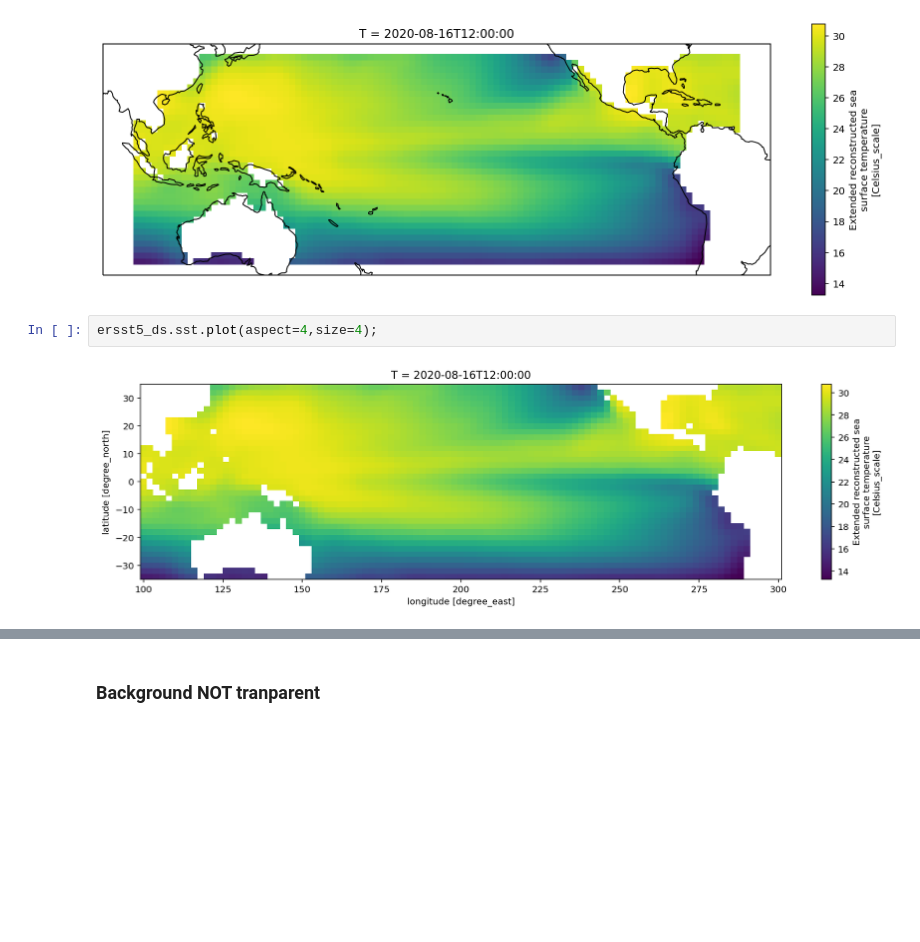
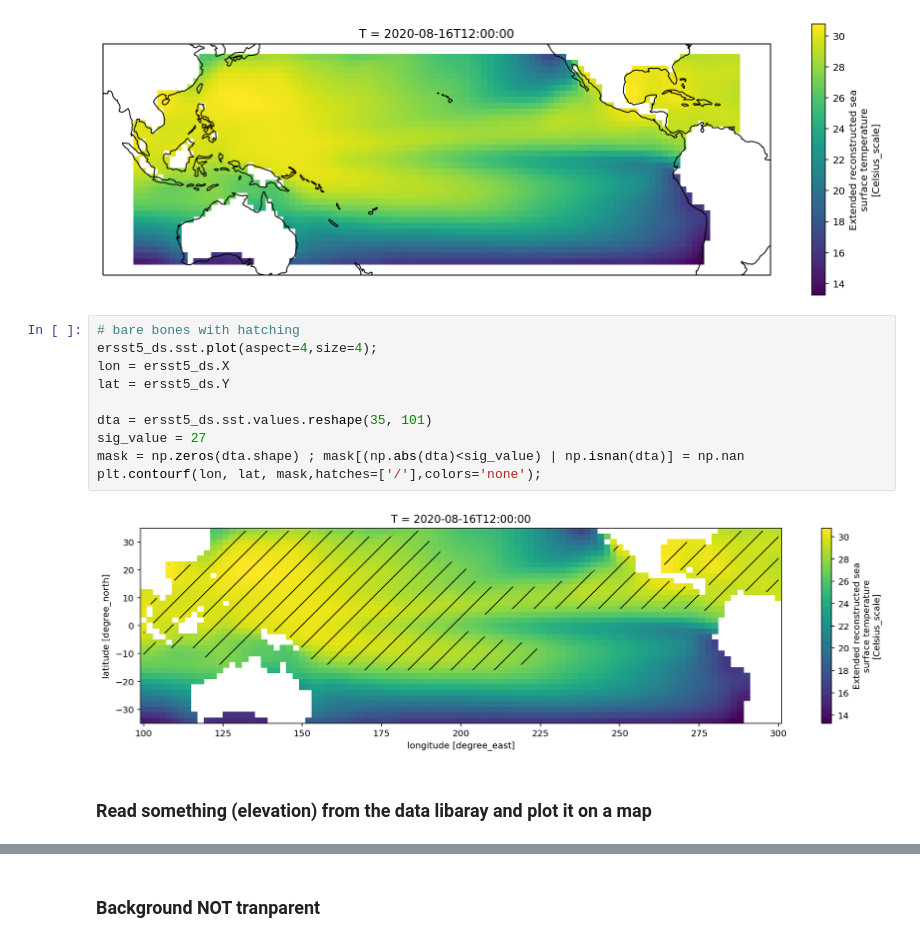
Before and after one commit to mktippett/python-tips-and-tricks, a Jupyter notebook: HOWTOs.ipynb, the cells around one changed output, grey strips where cells are left out. Drawn from its saved outputs; the diff is of its cells as text; blank space fills up the shorter version.

```diff
--- a/HOWTOs.ipynb
+++ b/HOWTOs.ipynb
@@ -111,7 +105,17 @@ ersst5_ds.sst.plot(ax=ax, transform=proj_dta)
 ax.coastlines();
 # %% [output]
 [figure]
-# %%
-ersst5_ds.sst.plot(aspect=4,size=4);
-# %% [output]
-[figure, removed]
+# %%
+# bare bones with hatching
+ersst5_ds.sst.plot(aspect=4,size=4);
+lon = ersst5_ds.X
+lat = ersst5_ds.Y
+
+dta = ersst5_ds.sst.values.reshape(35, 101)
+sig_value = 27
+mask = np.zeros(dta.shape) ; mask[(np.abs(dta)<sig_value) | np.isnan(dta)] = np.nan
+plt.contourf(lon, lat, mask,hatches=['/'],colors='none');
+# %% [output]
+[figure, added]
+# %% [markdown]
+### Read something (elevation) from the data libaray and plot it on a map
```
Also changed, not shown: parts of 47 cells of this notebook.
